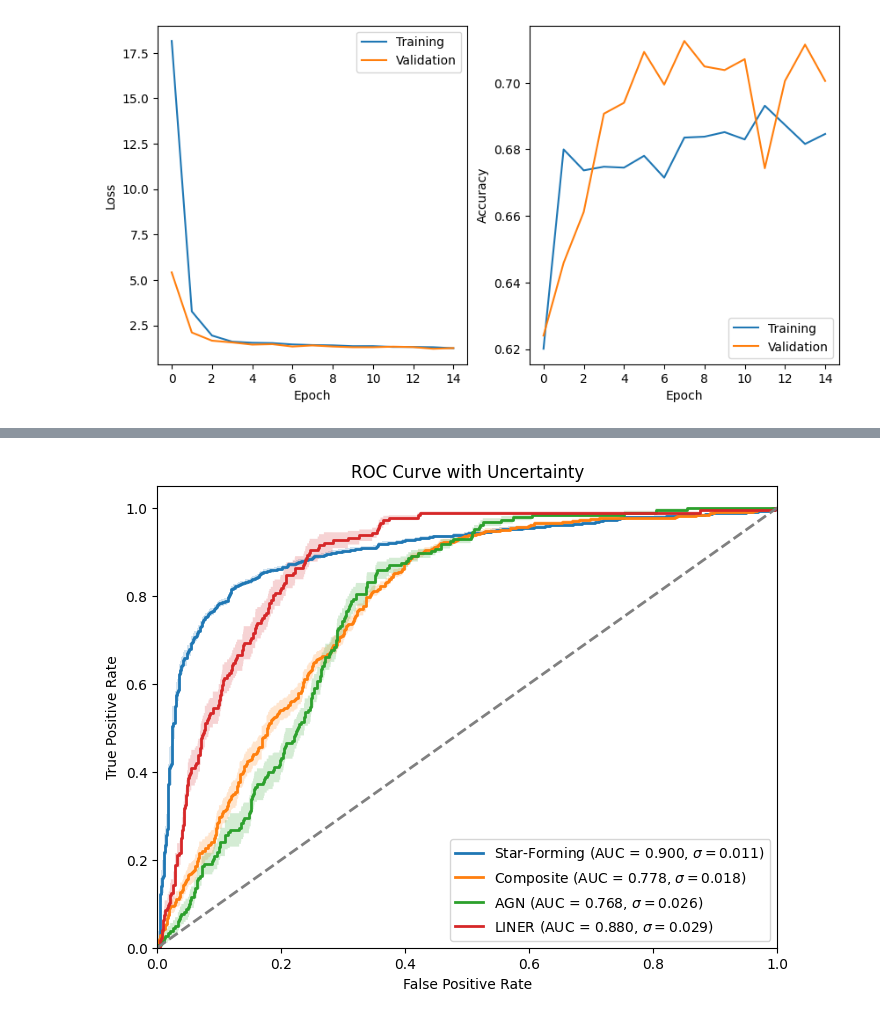
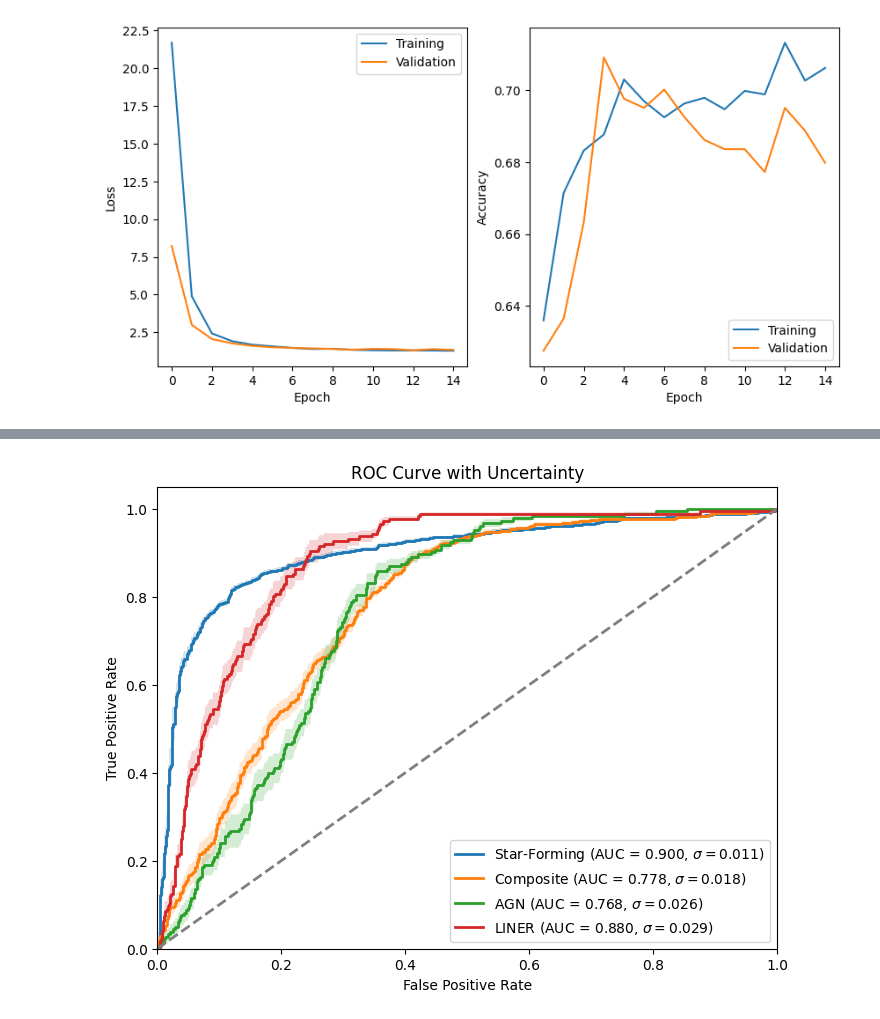
Before and after one commit to lorlo9999/DeepLearningProject, a Jupyter notebook: NeuralNetwork/ColorsNN.ipynb, the cells around one changed output, grey strips where cells are left out. Cells and saved outputs as stored; diff of their text form; code cells hidden in the pictures.

```diff
--- a/NeuralNetwork/ColorsNN.ipynb
+++ b/NeuralNetwork/ColorsNN.ipynb
@@ -71,13 +71,14 @@ fc2 = layers.BatchNormalization(axis=-1)(fc2)
 
 skip_connection = fc1  # skip connection
 
-combined_input = layers.Add()([fc2, skip_connection])
-fc5 = layers.Dense(512, name="fc5", kernel_regularizer=keras.regularizers.l2(0.05))(combined_input)
+fc5 = layers.Dense(512, name="fc5", kernel_regularizer=keras.regularizers.l2(0.05))(fc2)
 fc5 = layers.Activation(activation="relu")(fc5)
 fc5 = layers.Dropout(p_dropout)(fc5)
 fc5 = layers.BatchNormalization(axis=-1)(fc5)
 
-output = layers.Dense(4, activation='softmax')(fc5)
+combined_input = layers.Add()([fc5, skip_connection])
+
+output = layers.Dense(4, activation='softmax')(combined_input)
 
 model = models.Model(inputs=inputs, outputs=output)
 
@@ -139,12 +140,19 @@ Epoch 15/15
 # %%
 import sys
 sys.path.append('..')
 import plotting
 
 
 plotting.plot_model_history(model_history)
 
 pred = model.predict(X_test,verbose=0)
+
+thresholds = {0: 0.7, 1: 0.3, 2: 0.25, 3: 0.3}  # Lower threshold for class 2
+
+y_pred_adjusted = np.argmax(pred, axis=1)  # Default
+
+for class_idx, threshold in thresholds.items():
+    y_pred_adjusted[(pred[:, class_idx] > threshold) & (y_pred_adjusted != class_idx)] = class_idx
 # %% [output]
-[figure, old version]
+[figure, new version]
 # %%
```
Also changed, not shown: parts of 5 cells of this notebook, 7 other files.
